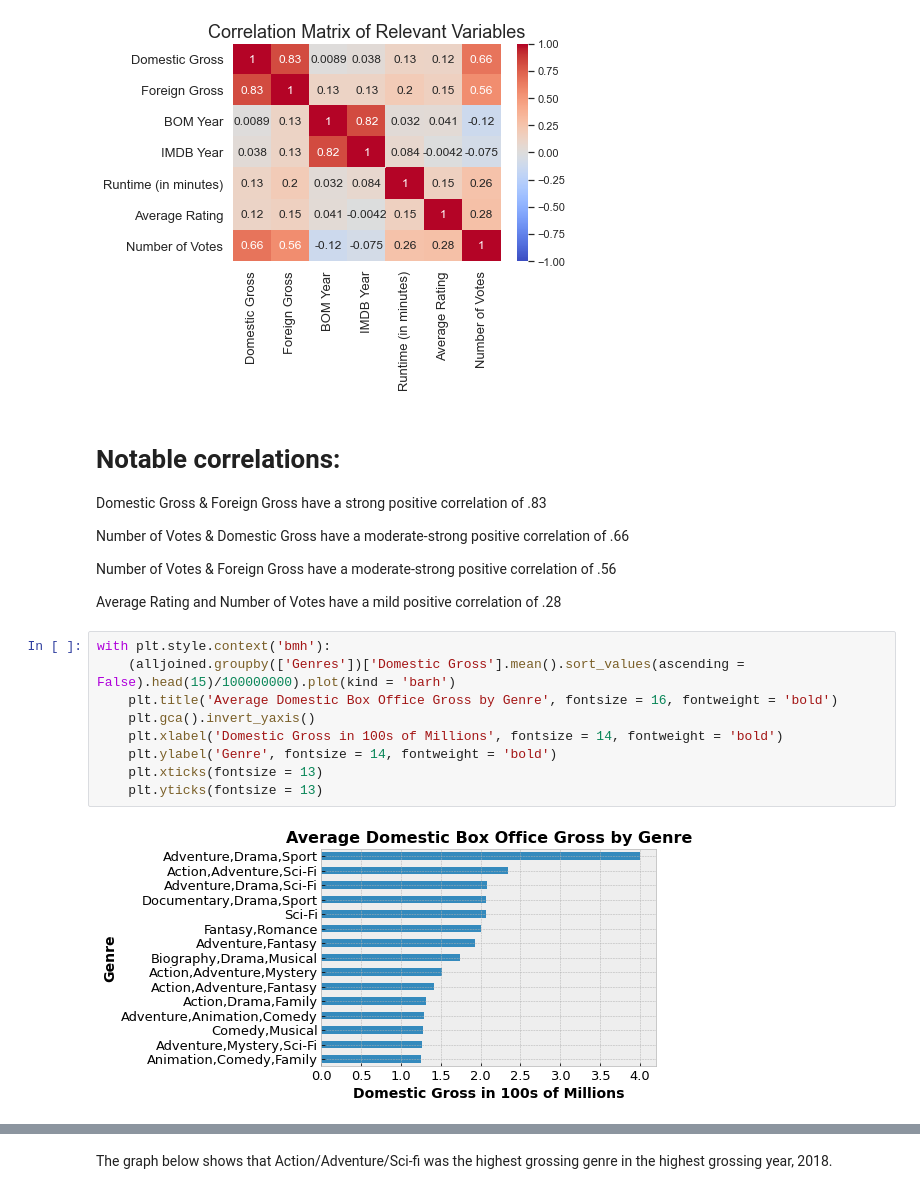
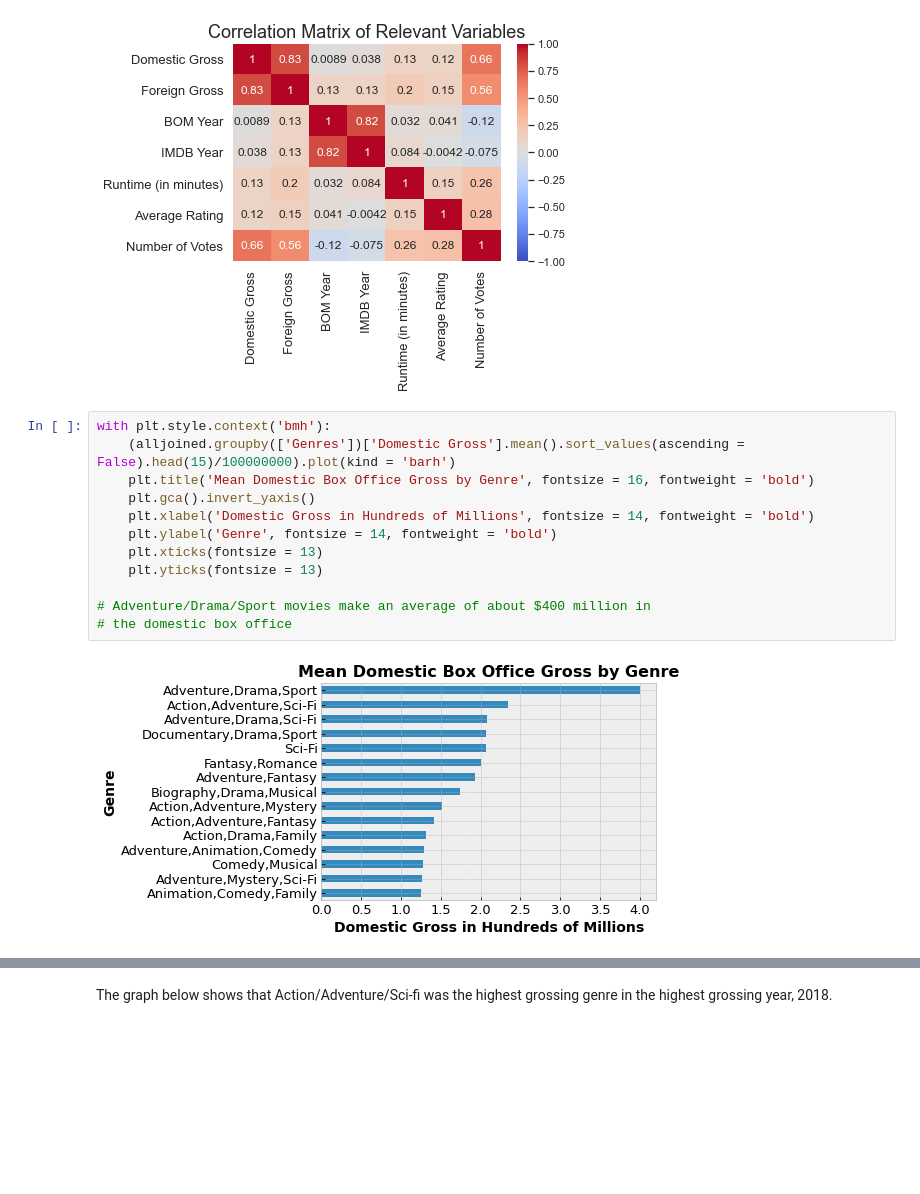
Before and after one commit to turtleduck18/phase-1-project, a Jupyter notebook: dsc-phase1-project-template-Copy2.ipynb, the cells around one changed output, grey strips where cells are left out. Cells and saved outputs as stored; diff of their text form; blank space fills up the shorter version.

```diff
--- a/dsc-phase1-project-template-Copy2.ipynb
+++ b/dsc-phase1-project-template-Copy2.ipynb
@@ -375,27 +375,20 @@ ax.set_yticklabels(ax.get_yticklabels(), fontsize = 13)
  Text(0, 5.5, 'Average Rating'),
  Text(0, 6.5, 'Number of Votes')]
 [figure]
-# %% [markdown]
-# Notable correlations:
-
-Domestic Gross & Foreign Gross have a strong positive correlation of .83
-
-Number of Votes & Domestic Gross have a moderate-strong positive correlation of .66
-
-Number of Votes & Foreign Gross have a moderate-strong positive correlation of .56
-
-Average Rating and Number of Votes have a mild positive correlation of .28
 # %%
 with plt.style.context('bmh'):
     (alljoined.groupby(['Genres'])['Domestic Gross'].mean().sort_values(ascending = False).head(15)/100000000).plot(kind = 'barh')
-    plt.title('Average Domestic Box Office Gross by Genre', fontsize = 16, fontweight = 'bold')
+    plt.title('Mean Domestic Box Office Gross by Genre', fontsize = 16, fontweight = 'bold')
     plt.gca().invert_yaxis()
-    plt.xlabel('Domestic Gross in 100s of Millions', fontsize = 14, fontweight = 'bold')
+    plt.xlabel('Domestic Gross in Hundreds of Millions', fontsize = 14, fontweight = 'bold')
     plt.ylabel('Genre', fontsize = 14, fontweight = 'bold')
     plt.xticks(fontsize = 13)
     plt.yticks(fontsize = 13)
+
+# Adventure/Drama/Sport movies make an average of about $400 million in
+# the domestic box office
 # %% [output]
-[figure, old version]
+[figure, new version]
 # %%
 with plt.style.context('bmh'):
     (alljoined_8_or_better.groupby(['Genres'])['Domestic Gross'].mean().sort_values(ascending = False).head(15)/100000000).plot(kind = 'barh')
```
Also changed, not shown: parts of 20 cells of this notebook, 1 other file.
